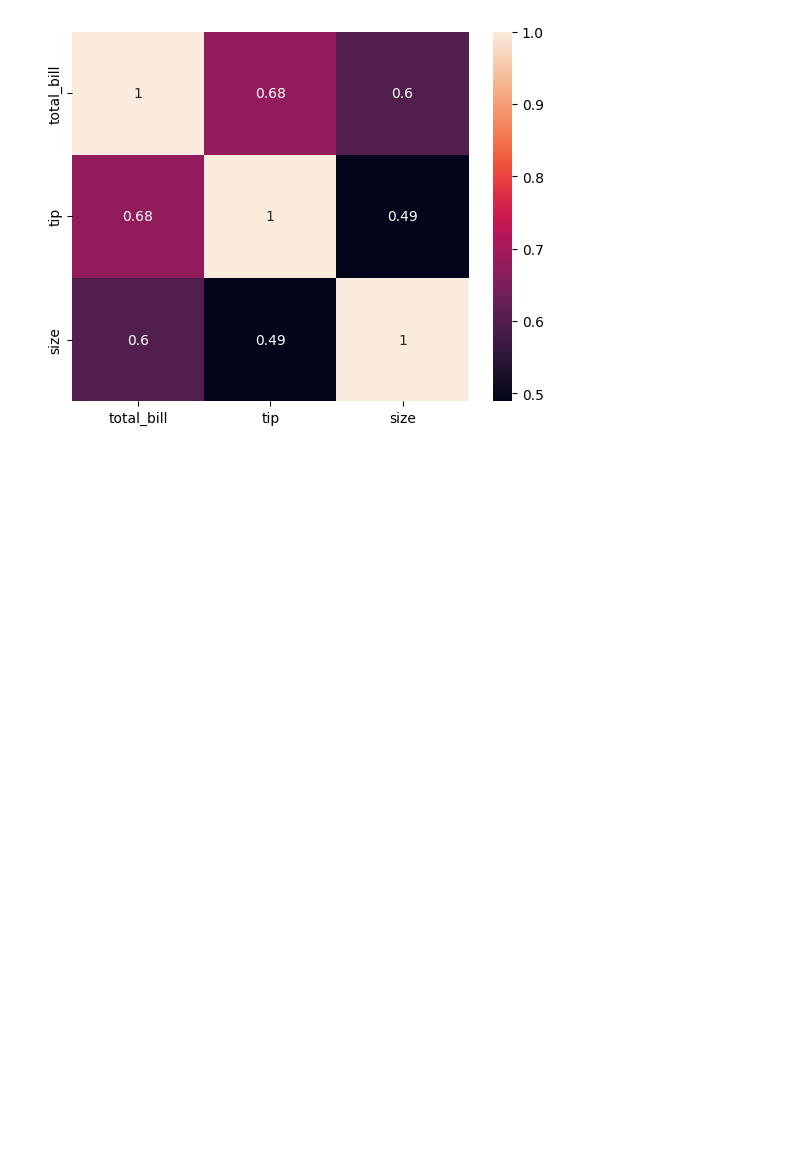
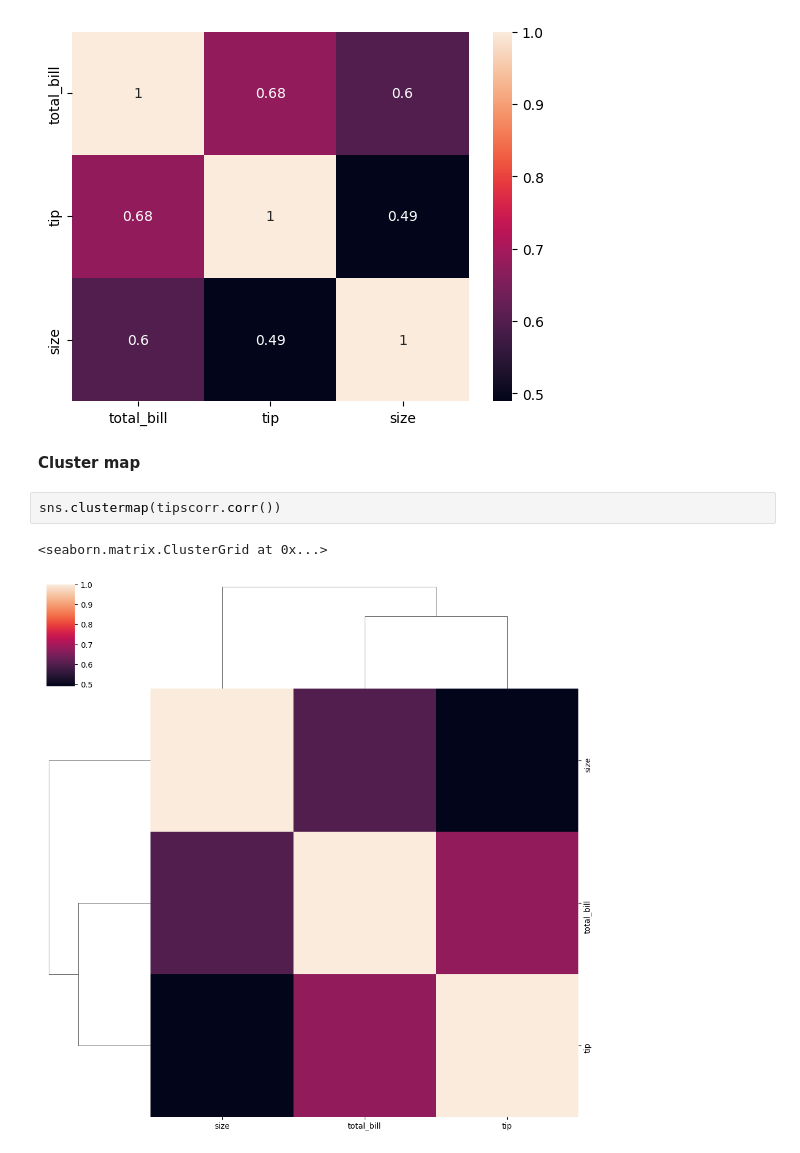
Before and after one commit to v0idheaven/Fundamentals-of-Machine-Learning, a Jupyter notebook: Data-Visualization/4-Matrixplot.ipynb, the cells around one changed output. Cells and saved outputs as stored; diff of their text form; blank space fills up the shorter version.

Commit message:
cluster map

```diff
--- a/Data-Visualization/4-Matrixplot.ipynb
+++ b/Data-Visualization/4-Matrixplot.ipynb
@@ -60,3 +60,10 @@ sns.heatmap(tipscorr.corr(),annot=True)
 # %% [output]
 <Axes: >
 [figure]
+# %% [markdown]
+**Cluster map**
+# %%
+sns.clustermap(tipscorr.corr())
+# %% [output]
+<seaborn.matrix.ClusterGrid at 0x...>
+[figure, added]
```
